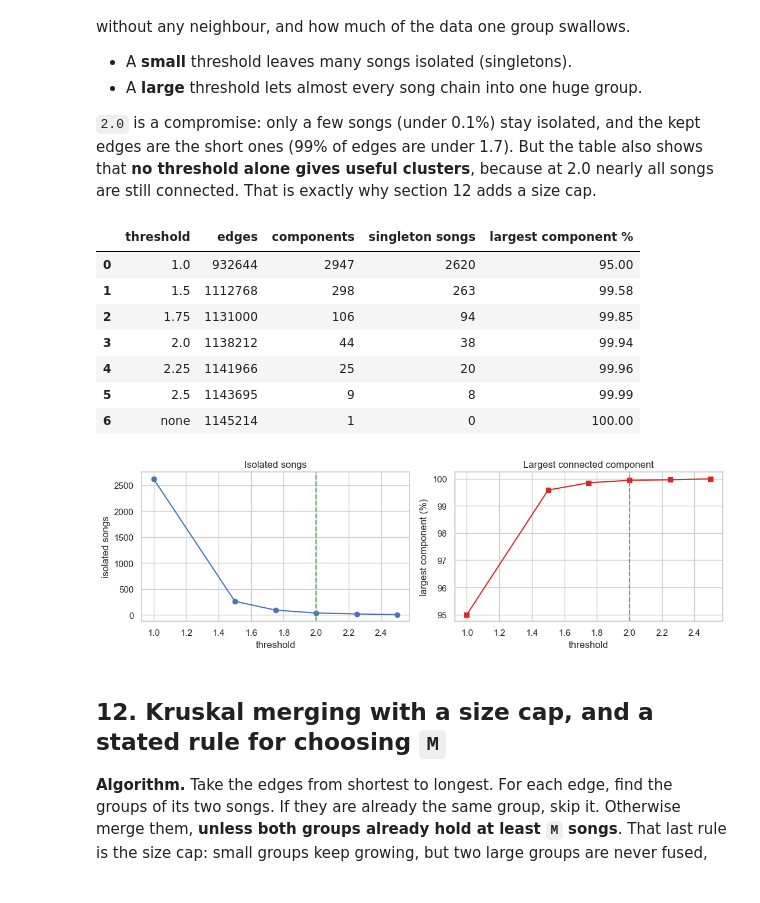
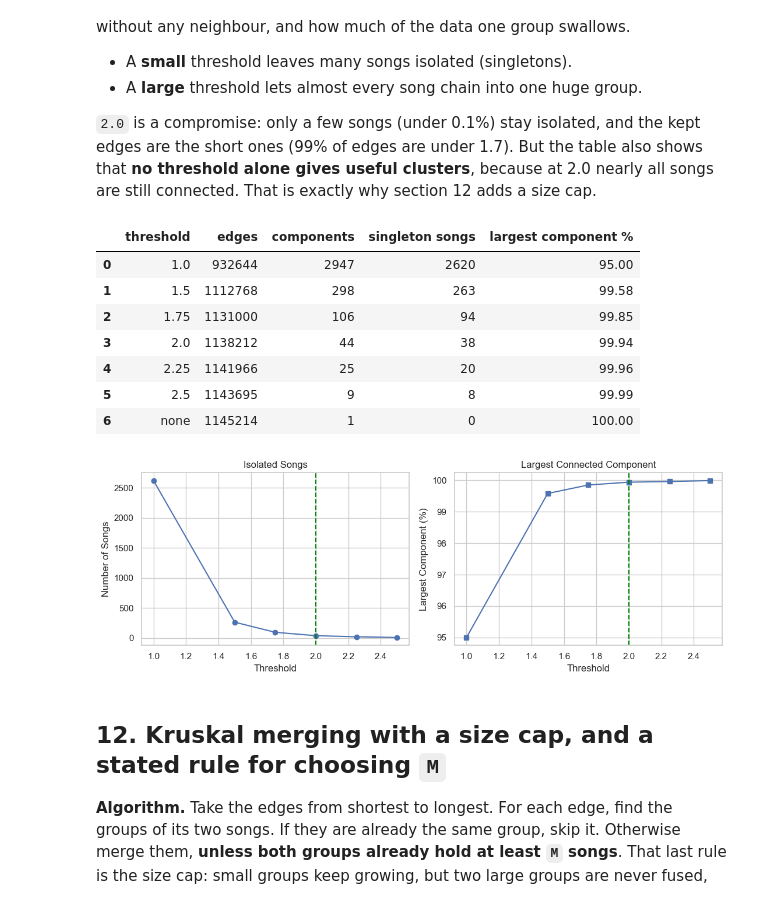
Before and after one commit to devanshi-v/DS603_DSA_project, a Jupyter notebook: Spotify_Clustering_Final.ipynb, the cells around one changed output. Saved outputs shown, nothing was run; the diff lists cells and outputs as text; code cells hidden in the pictures.

```diff
--- a/Spotify_Clustering_Final.ipynb
+++ b/Spotify_Clustering_Final.ipynb
@@ -464,40 +484,66 @@ The table below uses the simplest clustering, plain **connected components** of
 
 `2.0` is a compromise: only a few songs (under 0.1%) stay isolated, and the kept edges are the short ones (99% of edges are under 1.7). But the table also shows that **no threshold alone gives useful clusters**, because at 2.0 nearly all songs are still connected. That is exactly why section 12 adds a size cap.
 # %%
-all_edges = build_edges(K, None)       # every symmetric kNN edge, sorted by distance
-d_all = all_edges['euclidean_distance'].to_numpy()
-a_all, b_all = all_edges['track_i_index'].to_numpy(), all_edges['track_j_index'].to_numpy()
+all_edges = build_edges(K, None)
+rows = []
 
-rows = []
-for thr in (1.0, 1.5, 1.75, 2.0, 2.25, 2.5, None):
-    m = np.ones(len(d_all), bool) if thr is None else d_all <= thr
-    uf_t = UnionFind(n)
-    for a, b in zip(a_all[m].tolist(), b_all[m].tolist()):
-        uf_t.union(a, b)
-    sz = np.bincount(np.unique([uf_t.find(i) for i in range(n)], return_inverse=True)[1])
-    rows.append({'threshold': 'none' if thr is None else thr, 'edges': int(m.sum()),
-                 'components': uf_t.components, 'singleton songs': int((sz == 1).sum()),
-                 'largest component %': round(100 * sz.max() / n, 2)})
+for threshold in [1.0, 1.5, 1.75, 2.0, 2.25, 2.5, None]:
+
+    # Select edges within the threshold
+    edges = all_edges if threshold is None else all_edges[
+        all_edges['euclidean_distance'] <= threshold
+    ]
+
+    # Create a fresh Union-Find
+    uf = UnionFind(n)
+
+    # Merge connected songs
+    for a, b in zip(edges['track_i_index'], edges['track_j_index']):
+        uf.union(a, b)
+
+    # Calculate component sizes
+    roots = [uf.find(i) for i in range(n)]
+    sizes = np.bincount(roots)
+
+    rows.append({
+        'threshold': 'none' if threshold is None else threshold,
+        'edges': len(edges),
+        'components': uf.components,
+        'singleton songs': np.sum(sizes == 1),
+        'largest component %': round(sizes.max() / n * 100, 2)
+    })
+
 threshold_table = pd.DataFrame(rows)
 display(threshold_table)
 
-fig, ax = plt.subplots(1, 2, figsize=(11, 3.6))
-t_plot = threshold_table[threshold_table['threshold'] != 'none']
-ax[0].plot(t_plot['threshold'], t_plot['singleton songs'], 'o-'); ax[0].axvline(THRESHOLD, c='g', ls='--')
-ax[0].set_xlabel('threshold'); ax[0].set_ylabel('isolated songs'); ax[0].set_title('Isolated songs')
-ax[1].plot(t_plot['threshold'], t_plot['largest component %'], 's-', c='tab:red'); ax[1].axvline(THRESHOLD, c='g', ls='--')
-ax[1].set_xlabel('threshold'); ax[1].set_ylabel('largest component (%)'); ax[1].set_title('Largest connected component')
-plt.tight_layout(); plt.show()
+
+# Plot results
+plot_data = threshold_table[threshold_table['threshold'] != 'none']
+fig, ax = plt.subplots(1, 2, figsize=(11, 4))
+
+# Isolated songs
+ax[0].plot(plot_data['threshold'], plot_data['singleton songs'], 'o-')
+ax[0].axvline(THRESHOLD, color='green', linestyle='--')
+ax[0].set(title='Isolated Songs', xlabel='Threshold', ylabel='Number of Songs')
+
+# Largest component
+ax[1].plot(plot_data['threshold'], plot_data['largest component %'], 's-')
+ax[1].axvline(THRESHOLD, color='green', linestyle='--')
+ax[1].set(title='Largest Connected Component',
+          xlabel='Threshold', ylabel='Largest Component (%)')
+
+plt.tight_layout()
+plt.show()
 # %% [output]
 |  | threshold | edges | components | singleton songs | largest component % |
 | 0 | 1.0 | 932644 | 2947 | 2620 | 95.00 |
 | 1 | 1.5 | 1112768 | 298 | 263 | 99.58 |
 | 2 | 1.75 | 1131000 | 106 | 94 | 99.85 |
 | 3 | 2.0 | 1138212 | 44 | 38 | 99.94 |
 | 4 | 2.25 | 1141966 | 25 | 20 | 99.96 |
 | 5 | 2.5 | 1143695 | 9 | 8 | 99.99 |
 | 6 | none | 1145214 | 1 | 0 | 100.00 |
-[figure, old version]
+[figure, new version]
 # %% [markdown]
 ## 12. Kruskal merging with a size cap, and a stated rule for choosing `M`
 **Algorithm.** Take the edges from shortest to longest. For each edge, find the groups of its two songs. If they are already the same group, skip it. Otherwise merge them, **unless both groups already hold at least `M` songs**. That last rule is the size cap: small groups keep growing, but two large groups are never fused, so the process cannot collapse into one giant cluster.
```
Also changed, not shown: parts of 2 cells of this notebook.
